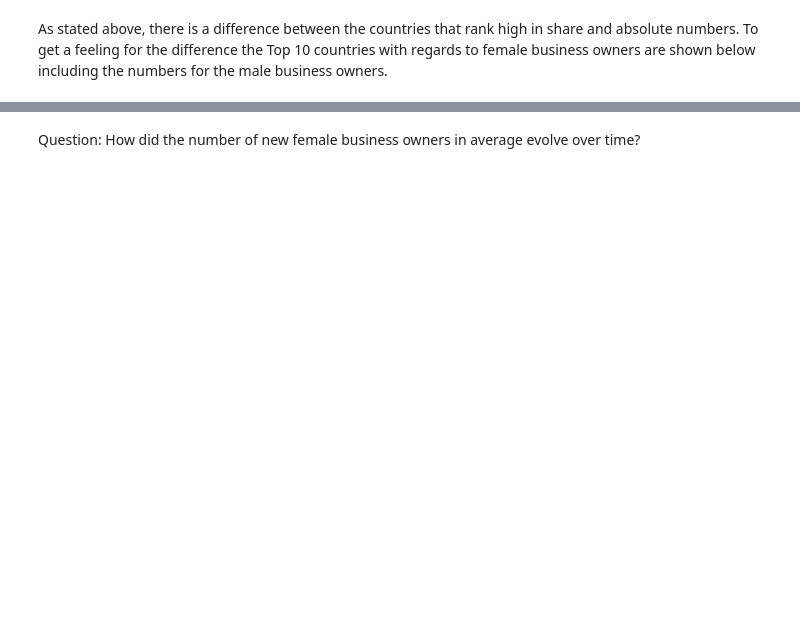
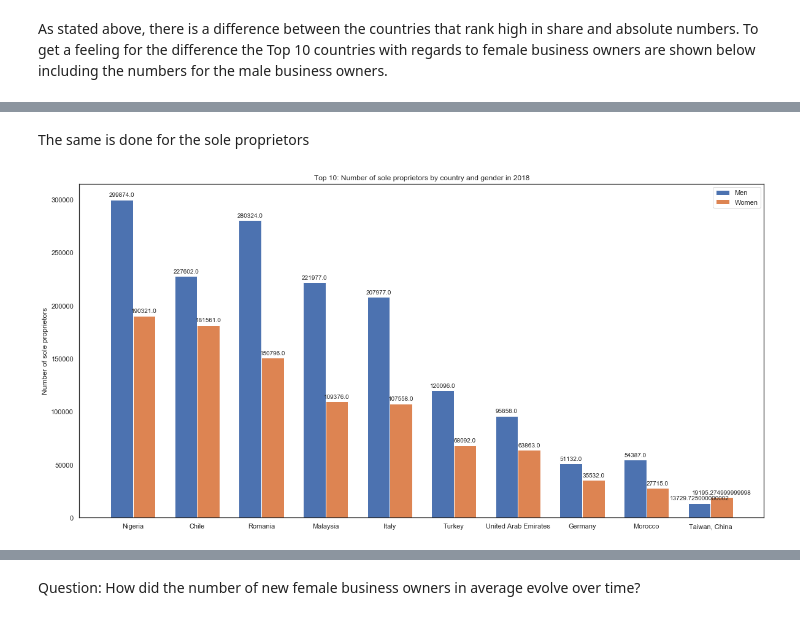
Before and after one commit to sabrinabluhm/femaleEntrepreneurship, a Jupyter notebook: Data/World Bank data - cleaning and analyzing.ipynb, the cells around one changed output, grey strips where cells are left out. Saved outputs shown, nothing was run; the diff lists cells and outputs as text; code cells hidden in the pictures; blank space fills up the shorter version.

Commit message:
Further analysis of data

```diff
--- a/Data/World Bank data - cleaning and analyzing.ipynb
+++ b/Data/World Bank data - cleaning and analyzing.ipynb
@@ -400,0 +459,48 @@ plt.show()
+# %% [markdown]
+The same is done for the sole proprietors
+# %%
+# filter the data
+chart2_b = worldbankdata.query('Year == 2018').sort_values(by=['Number of female sole proprietors'], ascending=False)
+chart2_b = chart2_b[['Country', 'Number of female sole proprietors', 'Number of male sole proprietors']]
+chart2_b.reset_index(drop=True, inplace=True)
+chart2_b = chart2_b.truncate(after=9)
+
+# draw the chart
+labels_b = chart2_b["Country"].tolist()
+men_means_b = chart2_b["Number of male sole proprietors"].tolist()
+women_means_b = chart2_b["Number of female sole proprietors"].tolist()
+
+x = np.arange(len(labels))  # the label locations
+width = 0.35  # the width of the bars
+
+fig, ax = plt.subplots(figsize=(20, 10))
+rects1 = ax.bar(x - width/2, men_means_b, width, label='Men')
+rects2 = ax.bar(x + width/2, women_means_b, width, label='Women')
+
+# add some text for labels, title and custom x-axis tick labels, etc.
+ax.set_ylabel('Number of sole proprietors')
+ax.set_title('Top 10: Number of sole proprietors by country and gender in 2018')
+ax.set_xticks(x)
+ax.set_xticklabels(labels)
+ax.legend()
+
+
+def autolabel(rects):
+    """Attach a text label above each bar in *rects*, displaying its height."""
+    for rect in rects:
+        height = rect.get_height()
+        ax.annotate('{}'.format(height),
+                    xy=(rect.get_x() + rect.get_width() / 2, height),
+                    xytext=(0, 3),  # 3 points vertical offset
+                    textcoords="offset points",
+                    ha='center', va='bottom')
+
+
+autolabel(rects1)
+autolabel(rects2)
+
+#fig.tight_layout()
+
+plt.show()
+# %% [output]
+[figure, added]
```
Also changed, not shown: parts of 26 cells of this notebook.
